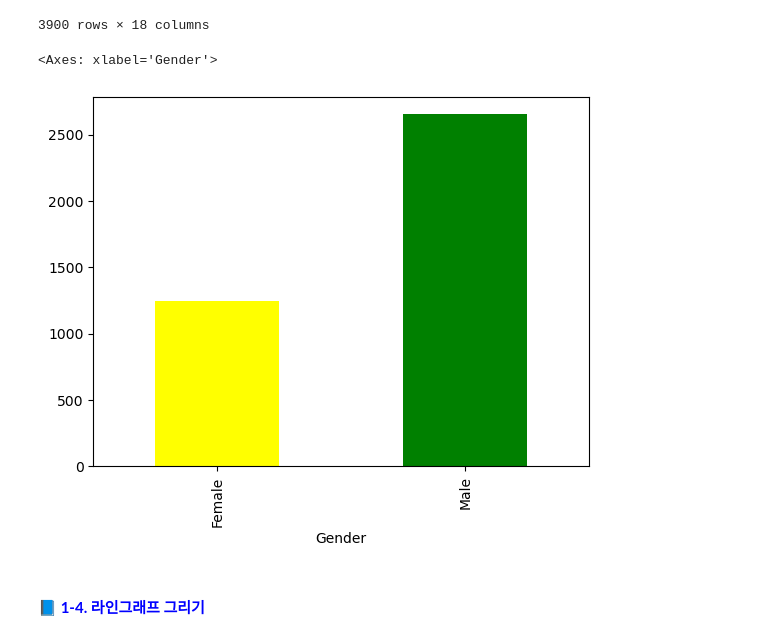
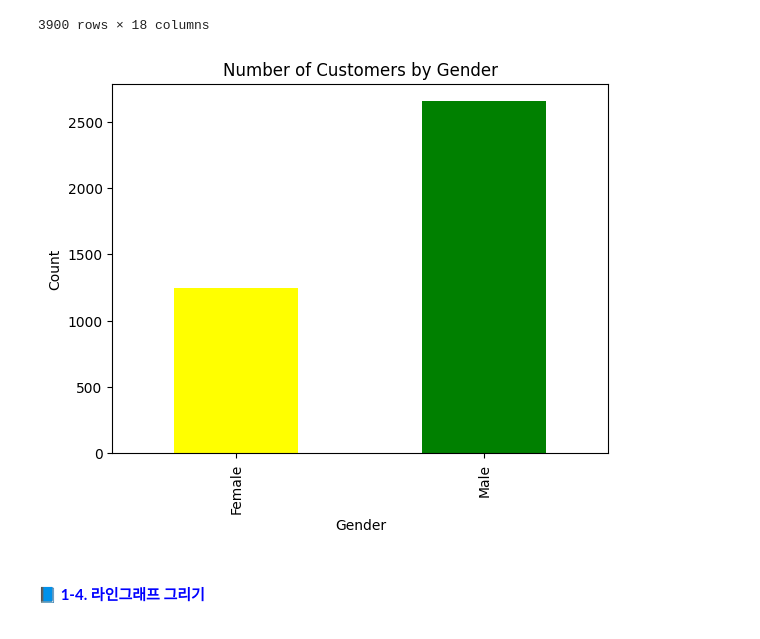
Before and after one commit to leon4study/Data, a Jupyter notebook: src/session/eda/python_basic_4.ipynb, the cells around one changed output. Saved outputs shown, nothing was run; the diff lists cells and outputs as text; code cells hidden in the pictures.

```diff
--- a/src/session/eda/python_basic_4.ipynb
+++ b/src/session/eda/python_basic_4.ipynb
@@ -71,11 +74,17 @@ df2
 # %%
 # python 내장함수 plot 사용하기
 # 성별 유저수 막대그래프
 # 막대그래프
+
+
+import matplotlib.pyplot as plt
 df2.groupby('Gender')['Customer ID'].count().plot.bar(color=['yellow','green'])
+plt.title('Number of Customers by Gender')
+plt.xlabel('Gender')
+plt.ylabel('Count')
+plt.show()
 # %% [output]
-<Axes: xlabel='Gender'>
-[figure, old version]
+[figure, new version]
 # %% [markdown]
 #### <span style="color:blue"> **📘 1-4. 라인그래프 그리기** </span>
 # %%
```
Also changed, not shown: parts of 18 cells of this notebook, 8 other files.
